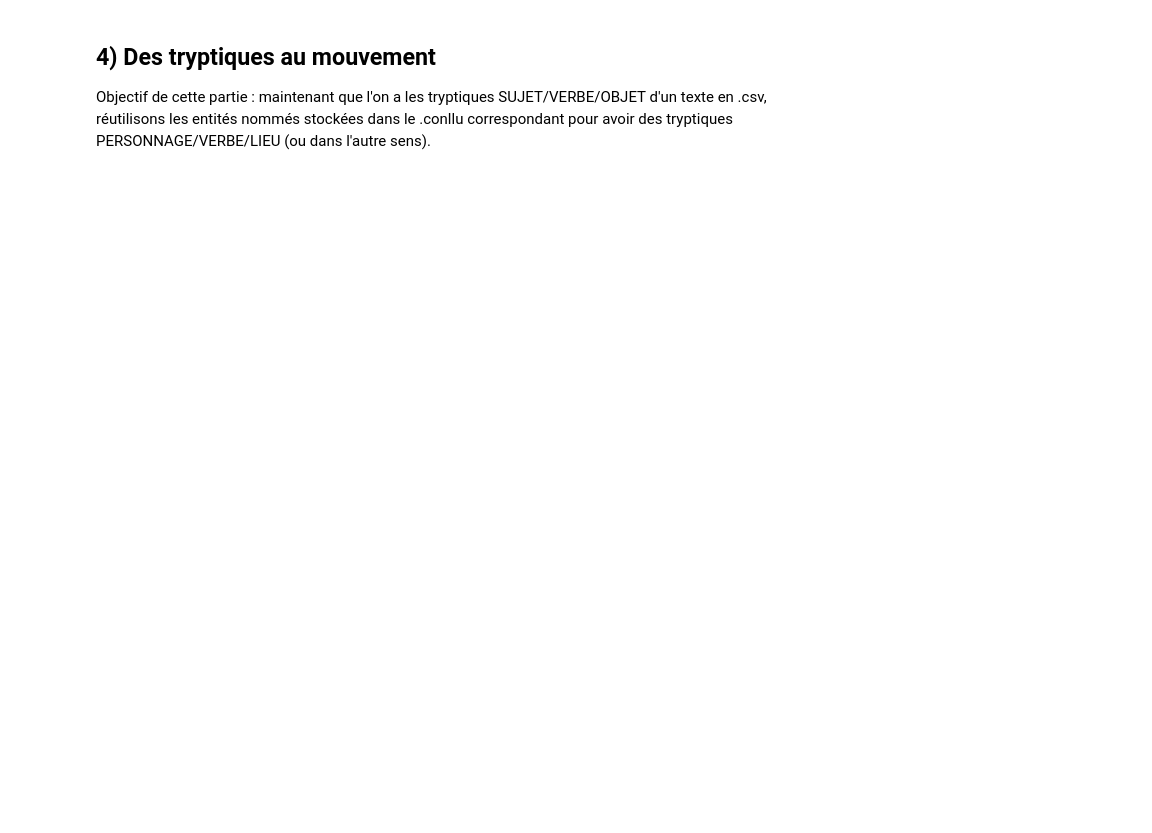
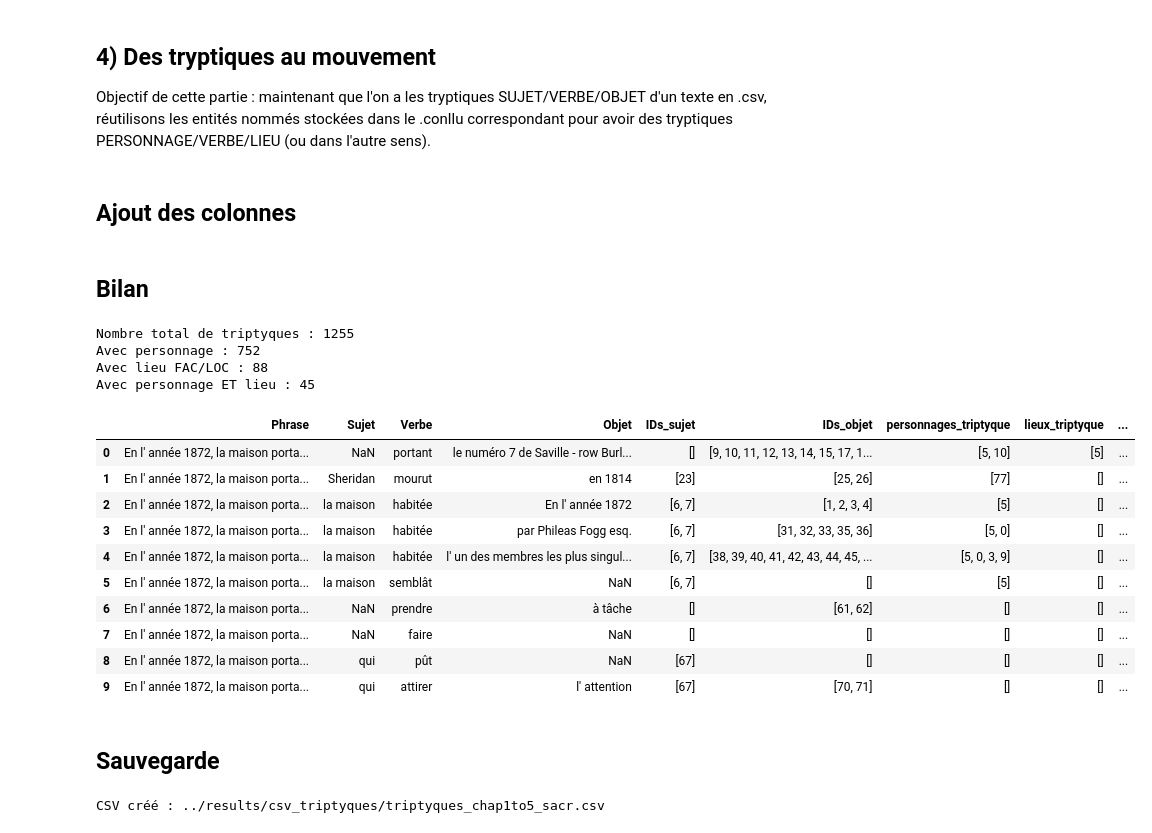
Before and after one commit to arnoelpablito/where-is-mr-fogg, a Jupyter notebook: src/2_extraction_triptyque_depuis_conllu.ipynb, the cells around one changed output. Drawn from its saved outputs; the diff is of its cells as text; code cells hidden in the pictures; blank space fills up the shorter version.

```diff
--- a/src/2_extraction_triptyque_depuis_conllu.ipynb
+++ b/src/2_extraction_triptyque_depuis_conllu.ipynb
@@ -416,2 +375,4 @@ def entities_in_ids(tokens, ids, wanted_cats):
 
     return unique_list(texts), unique_list(cats)
+# %% [markdown]
+## Ajout des colonnes
@@ -417,0 +439,48 @@ def entities_in_ids(tokens, ids, wanted_cats):
+# %% [markdown]
+## Bilan
+# %%
+# Résumé rapide
+print("Nombre total de triptyques :", len(df_svo))
+print("Avec personnage :", df_svo["a_personnage_triptyque"].sum())
+print("Avec lieu FAC/LOC :", df_svo["a_lieu_triptyque"].sum())
+print("Avec personnage ET lieu :", df_svo["a_personnage_et_lieu_triptyque"].sum())
+
+
+# Affichage de contrôle
+df_svo[
+    [
+        "Phrase",
+        "Sujet",
+        "Verbe",
+        "Objet",
+        "IDs_sujet",
+        "IDs_objet",
+        "personnages_triptyque",
+        "lieux_triptyque",
+        "types_lieux_triptyque",
+        "a_personnage_et_lieu_triptyque",
+    ]
+].head(10)
+# %% [output]
+Nombre total de triptyques : 1255
+Avec personnage : 752
+Avec lieu FAC/LOC : 88
+Avec personnage ET lieu : 45
+|  | Phrase | Sujet | Verbe | Objet | IDs_sujet | IDs_objet | personnages_triptyque | lieux_triptyque | ... |
+| 0 | En l' année 1872, la maison porta... | NaN | portant | le numéro 7 de Saville - row Burl... | [] | [9, 10, 11, 12, 13, 14, 15, 17, 1... | [5, 10] | [5] | ... |
+| 1 | En l' année 1872, la maison porta... | Sheridan | mourut | en 1814 | [23] | [25, 26] | [77] | [] | ... |
+| 2 | En l' année 1872, la maison porta... | la maison | habitée | En l' année 1872 | [6, 7] | [1, 2, 3, 4] | [5] | [] | ... |
+| 3 | En l' année 1872, la maison porta... | la maison | habitée | par Phileas Fogg esq. | [6, 7] | [31, 32, 33, 35, 36] | [5, 0] | [] | ... |
+| 4 | En l' année 1872, la maison porta... | la maison | habitée | l' un des membres les plus singul... | [6, 7] | [38, 39, 40, 41, 42, 43, 44, 45, ... | [5, 0, 3, 9] | [] | ... |
+| 5 | En l' année 1872, la maison porta... | la maison | semblât | NaN | [6, 7] | [] | [5] | [] | ... |
+| 6 | En l' année 1872, la maison porta... | NaN | prendre | à tâche | [] | [61, 62] | [] | [] | ... |
+| 7 | En l' année 1872, la maison porta... | NaN | faire | NaN | [] | [] | [] | [] | ... |
+| 8 | En l' année 1872, la maison porta... | qui | pût | NaN | [67] | [] | [] | [] | ... |
+| 9 | En l' année 1872, la maison porta... | qui | attirer | l' attention | [67] | [70, 71] | [] | [] | ... |
+# %% [markdown]
+## Sauvegarde
+# %%
+df_svo.to_csv(OUTPUT_CSV, index=False, encoding="utf-8")
+print("CSV créé :", OUTPUT_CSV)
+# %% [output]
+CSV créé : ../results/csv_triptyques/triptyques_chap1to5_sacr.csv
```
Also changed, not shown: parts of 7 cells of this notebook.
